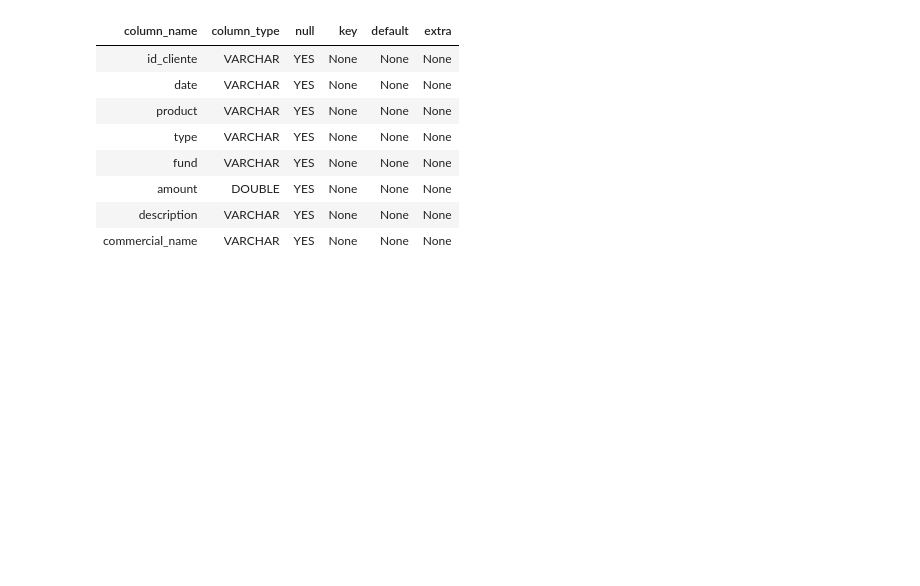
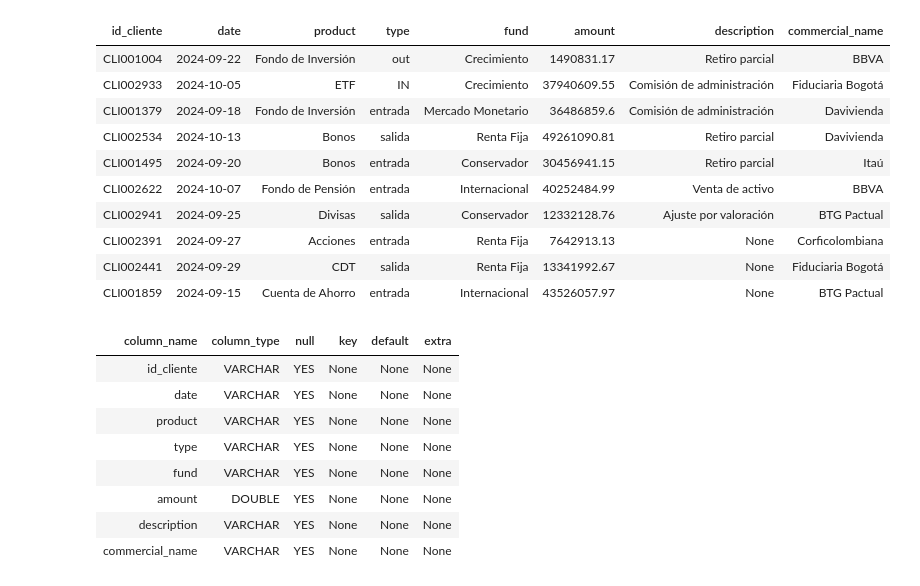
Before and after one commit to alexandergenes/tyba-pipeline, a Jupyter notebook: notebooks/exploracion.ipynb, the cells around one changed output. Saved outputs shown, nothing was run; the diff lists cells and outputs as text; code cells hidden in the pictures; blank space fills up the shorter version.

```diff
--- a/notebooks/exploracion.ipynb
+++ b/notebooks/exploracion.ipynb
@@ -14,3 +16,19 @@ displaylimit: Value None will be treated as 0 (no limit)
+# %%
+%%sql
+SELECT * FROM t
+LIMIT 10
+# %% [output]
+| id_cliente | date | product | type | fund | amount | description | commercial_name |
+| CLI001004 | 2024-09-22 | Fondo de Inversión | out | Crecimiento | 1490831.17 | Retiro parcial | BBVA |
+| CLI002933 | 2024-10-05 | ETF | IN | Crecimiento | 37940609.55 | Comisión de administración | Fiduciaria Bogotá |
+| CLI001379 | 2024-09-18 | Fondo de Inversión | entrada | Mercado Monetario | 36486859.6 | Comisión de administración | Davivienda |
+| CLI002534 | 2024-10-13 | Bonos | salida | Renta Fija | 49261090.81 | Retiro parcial | Davivienda |
+| CLI001495 | 2024-09-20 | Bonos | entrada | Conservador | 30456941.15 | Retiro parcial | Itaú |
+| CLI002622 | 2024-10-07 | Fondo de Pensión | entrada | Internacional | 40252484.99 | Venta de activo | BBVA |
+| CLI002941 | 2024-09-25 | Divisas | salida | Conservador | 12332128.76 | Ajuste por valoración | BTG Pactual |
+| CLI002391 | 2024-09-27 | Acciones | entrada | Renta Fija | 7642913.13 | None | Corficolombiana |
+| CLI002441 | 2024-09-29 | CDT | salida | Renta Fija | 13341992.67 | None | Fiduciaria Bogotá |
+| CLI001859 | 2024-09-15 | Cuenta de Ahorro | entrada | Internacional | 43526057.97 | None | BTG Pactual |
 # %%
 %%sql
 DESCRIBE t
```
Also changed, not shown: parts of 10 cells of this notebook.
